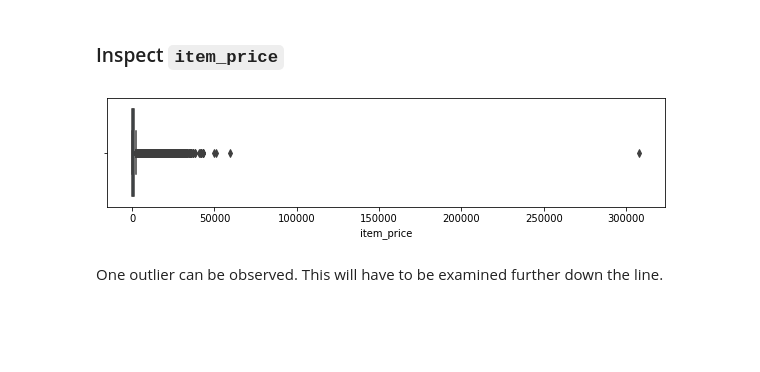
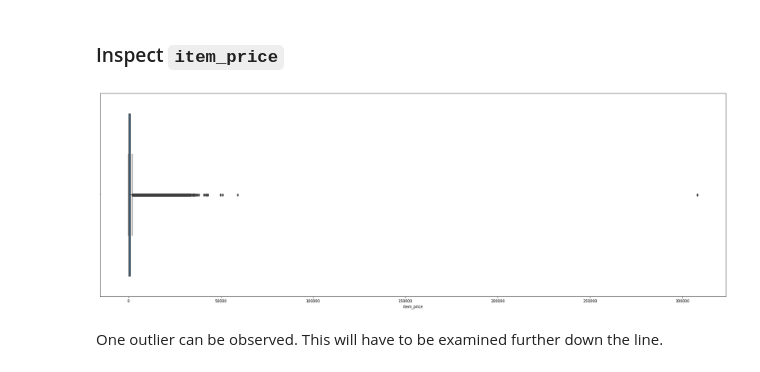
Before and after one commit to cedric-uden/hka-predicting_future_sales, a Jupyter notebook: Predicting_Future_Sales.ipynb, the cells around one changed output. Cells and saved outputs as stored; diff of their text form; code cells hidden in the pictures; blank space fills up the shorter version.

```diff
--- a/Predicting_Future_Sales.ipynb
+++ b/Predicting_Future_Sales.ipynb
@@ -218,10 +218,10 @@ Two outliers can be observed. This will have to be examined further down the lin
 ### Inspect `item_price`
 # %%
 if run_eda:
-    plt.figure(figsize=(10,2))
+    plt.figure()
     sns.boxplot(x=train_in_months.item_price)
 # %% [output]
-[figure, old version]
+[figure, new version]
 # %% [markdown]
 One outlier can be observed. This will have to be examined further down the line.
 # %% [markdown]
```
Also changed, not shown: parts of 7 cells of this notebook, 1 other file.
